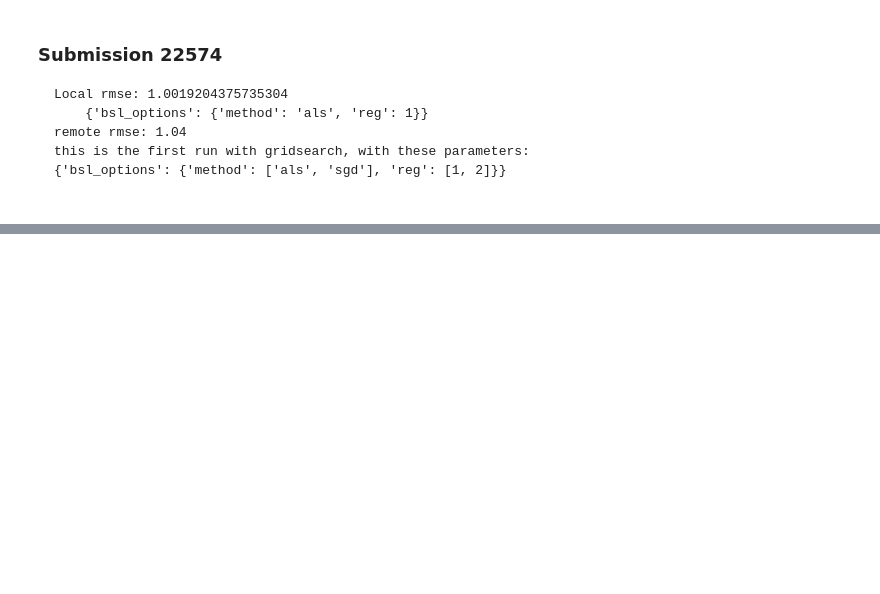
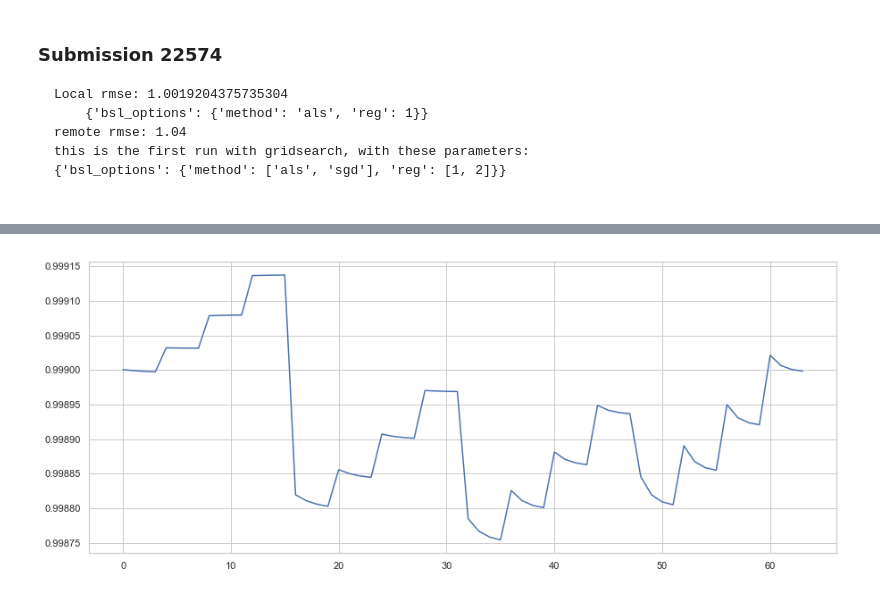
Before and after one commit to justcho5/ml_projects, a Jupyter notebook: project2/AnalyzeResult.ipynb, the cells around one changed output, grey strips where cells are left out. Cells and saved outputs as stored; diff of their text form; code cells hidden in the pictures; blank space fills up the shorter version.

```diff
--- a/project2/AnalyzeResult.ipynb
+++ b/project2/AnalyzeResult.ipynb
@@ -159,0 +183,11 @@ this is the first run with gridsearch, with these parameters:
+# %%
+gs = pickle.load(open('run_3_grid_search/GridSearch.result', 'rb'))
+
+results_df = pd.DataFrame.from_dict(gs.cv_results)
+results_df['reg_u'] = results_df.params.apply(lambda x: x['bsl_options']['reg_u'])
+results_df['reg_i'] = results_df.params.apply(lambda x: x['bsl_options']['reg_i'])
+results_df['n_epochs'] = results_df.params.apply(lambda x: x['bsl_options']['n_epochs'])
+# %%
+results_df.mean_test_rmse.plot.line();
+# %% [output]
+[figure, added]
```
Also changed, not shown: parts of 11 cells of this notebook.
